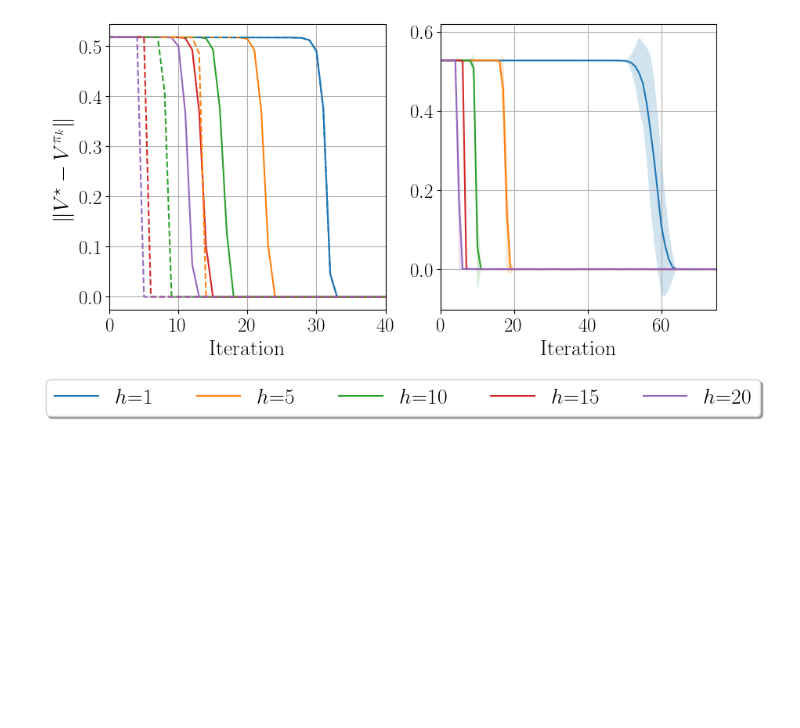
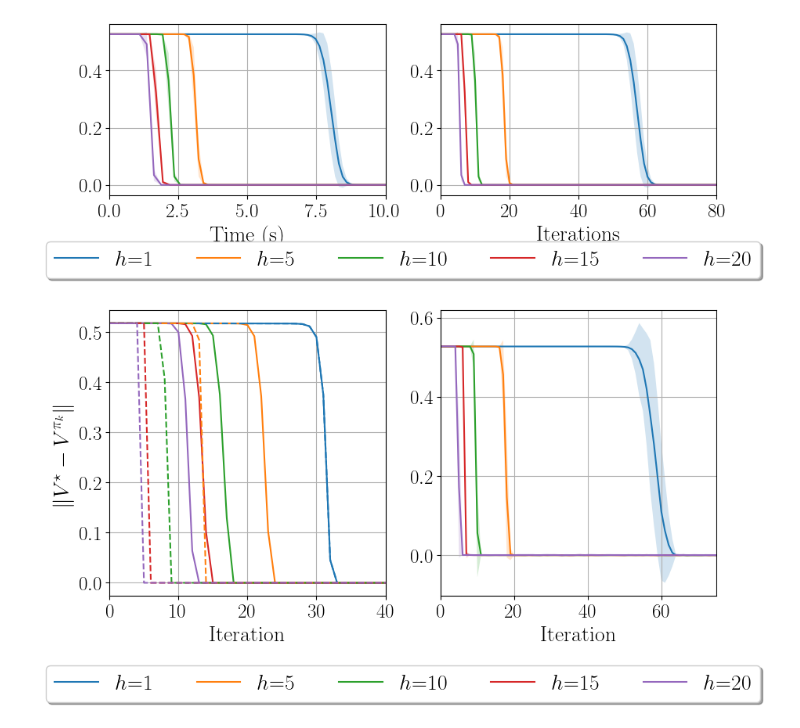
Before and after one commit to kprotopapas/pmdlookahead, a Jupyter notebook: analysis.ipynb, the cells around one changed output. Cells and saved outputs as stored; diff of their text form; code cells hidden in the pictures; blank space fills up the shorter version.

```diff
--- a/analysis.ipynb
+++ b/analysis.ipynb
@@ -34,3 +28,10 @@ KeyboardInterrupt:
+# %%
+dfs_inexact = get_runs(f'{alg}_time', 32)
+# %%
+dfs_inexact = {k: [df.rename(columns={df.columns[0]: 'suboptimality'}) for df in dfs] for k, dfs in dfs_inexact.items()}
+# %%
+subopts = {k: [df['suboptimality'] for df in dfs] for k, dfs in dfs_inexact.items()}
+times = {k: [df['runtime'] for df in dfs] for k, dfs in dfs_inexact.items()}
 # %%
 def process(df):
     joined = {k: pd.concat(v, axis=1) for k, v in df.items()}
@@ -42,6 +43,8 @@ def process(df):
 
     return means_df, stds_df
 # %%
-means_exact, stds_exact = process(dfs_exact)
-means_inexact, stds_inexact = process(dfs_inexact)
-means_fixed, stds_fixed = process(dfs_fixed)
+#means_exact, stds_exact = process(dfs_exact)
+sub_means, sub_stds = process(subopts)
+time_means, time_stds = process(times)
+
+#means_fixed, stds_fixed = process(dfs_fixed)
@@ -48,3 +68,54 @@ means_fixed, stds_fixed = process(dfs_fixed)
+# %%
+import matplotlib.pyplot as plt
+# choose a large font size by default and use tex for math
+fontsize = 18
+params = {'axes.labelsize': fontsize + 2,
+      'font.size': fontsize + 2,
+      'legend.fontsize': fontsize + 2,
+      'xtick.labelsize': fontsize,
+      'ytick.labelsize': fontsize,
+      'text.usetex': True,
+      'figure.figsize': (10, 3)}
+plt.rcParams.update(params)
+plt.rc('font', family='Times New Roman')
+fig, axes = plt.subplots(1, 2)
+
+plt.gca().set_prop_cycle(None)
+axes[0].plot(time_means, sub_means)
+for name, std in sub_stds.items():
+    depth = int(name[:-4])
+    mean_name = f'{depth}-mean'
+    mean = sub_means[mean_name]
+    axes[0].fill_between(time_means[mean_name],
+                        mean - std, mean + std, alpha=0.2)
+
+axes[0].grid(visible=True)
+axes[0].set_xlabel('Time (s)')
+axes[0].set_xlim(0, 10)
+
+plt.gca().set_prop_cycle(None)
+axes[1].plot(sub_means)
+for name, std in sub_stds.items():
+    depth = int(name[:-4])
+    mean_name = f'{depth}-mean'
+    mean = sub_means[mean_name]
+    axes[1].fill_between(mean.index,
+                        mean - std, mean + std, alpha=0.2)
+
+axes[1].grid(visible=True)
+axes[1].set_xlabel('Iterations')
+axes[1].set_xlim(0, 80)
+
+legends = [f'$h$={depth}' for depth in [1, 5, 10, 15, 20]]
+
+plt.subplots_adjust(bottom=0.15)
+
+lgd = fig.legend(legends, loc='upper center', bbox_to_anchor=(0.5, 0),
+          fancybox=True, shadow=True, ncol=5)
+
+fig.savefig(f'{alg}_time.pdf', bbox_extra_artists=(lgd,), bbox_inches='tight')
+# %% [output]
+[figure, added]
 # %%
 import matplotlib.pyplot as plt
 # choose a large font size by default and use tex for math
```
Also changed, not shown: parts of 4 cells of this notebook, 4 other files.
